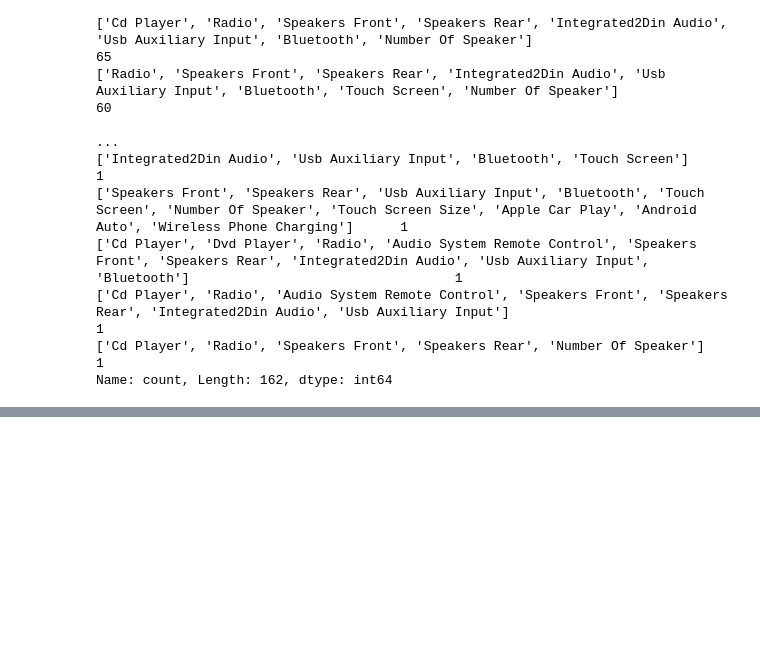
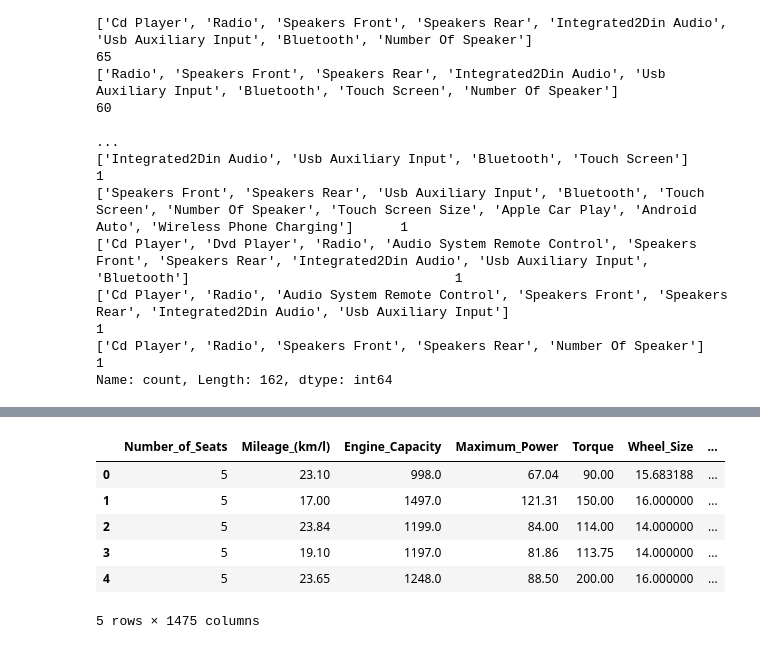
Before and after one commit to Nagasuruthi-R/car_dheko_machine_learning, a Jupyter notebook: project/Preprocessing_datas.ipynb, the cells around one changed output, grey strips where cells are left out. Saved outputs shown, nothing was run; the diff lists cells and outputs as text; code cells hidden in the pictures; blank space fills up the shorter version.

```diff
--- a/project/Preprocessing_datas.ipynb
+++ b/project/Preprocessing_datas.ipynb
@@ -738,0 +758,10 @@ df.to_excel('preprocessed_bangalore_cars.xlsx', index=False)
+# %%
+df.head()
+# %% [output]
+|  | Number_of_Seats | Mileage_(km/l) | Engine_Capacity | Maximum_Power | Torque | Wheel_Size | ... |
+| 0 | 5 | 23.10 | 998.0 | 67.04 | 90.00 | 15.683188 | ... |
+| 1 | 5 | 17.00 | 1497.0 | 121.31 | 150.00 | 16.000000 | ... |
+| 2 | 5 | 23.84 | 1199.0 | 84.00 | 114.00 | 14.000000 | ... |
+| 3 | 5 | 19.10 | 1197.0 | 81.86 | 113.75 | 14.000000 | ... |
+| 4 | 5 | 23.65 | 1248.0 | 88.50 | 200.00 | 16.000000 | ... |
+5 rows × 1475 columns
```
Also changed, not shown: parts of 12 cells of this notebook, 18 other files.
